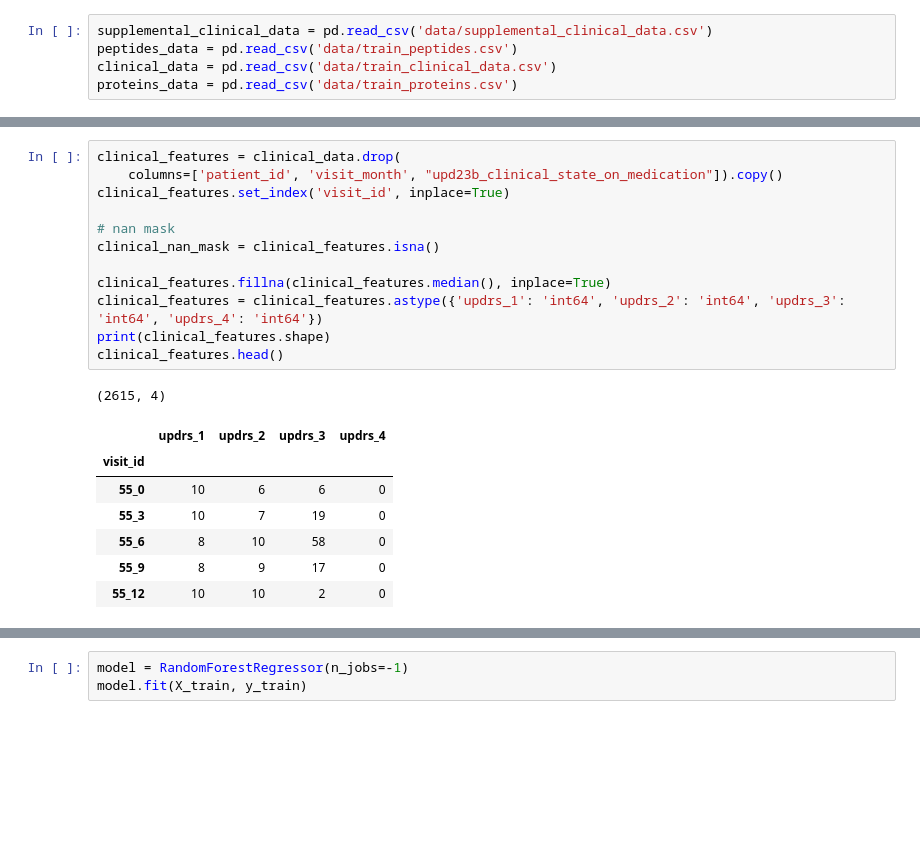
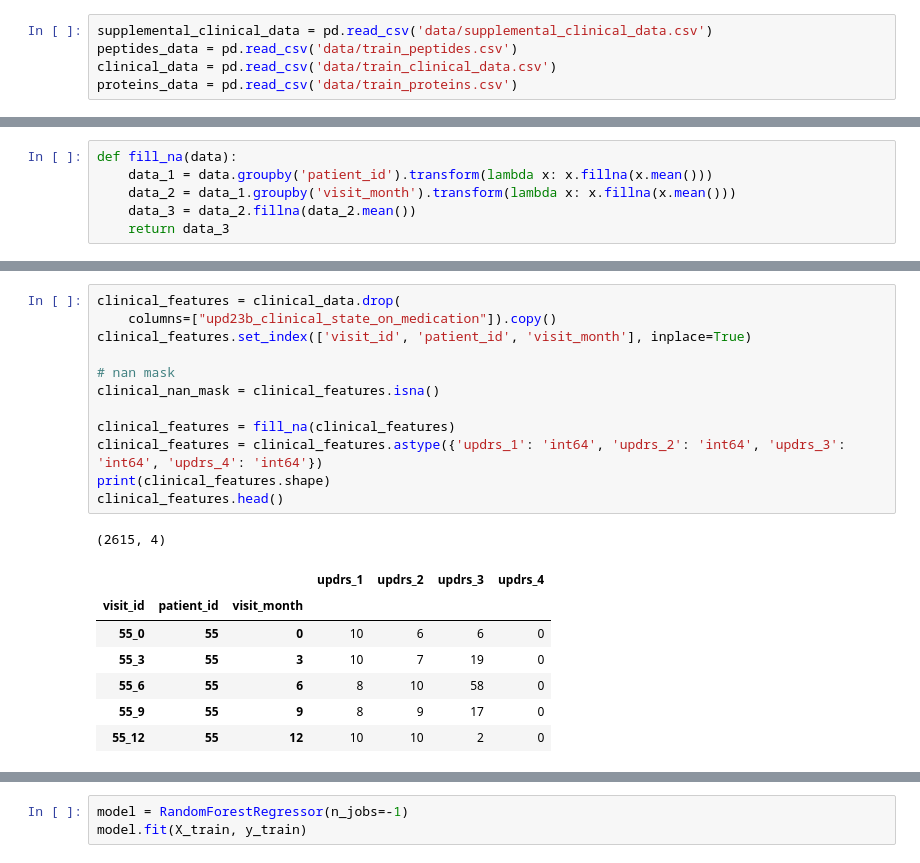
Before and after one commit to prithvidasgupta/si-618-parkinson-prediction, a Jupyter notebook: main.ipynb, the cells around one changed output, grey strips where cells are left out. Drawn from its saved outputs; the diff is of its cells as text; blank space fills up the shorter version.

```diff
--- a/main.ipynb
+++ b/main.ipynb
@@ -64,0 +46,6 @@ peptide_features.head()
+# %%
+def fill_na(data):
+    data_1 = data.groupby('patient_id').transform(lambda x: x.fillna(x.mean()))
+    data_2 = data_1.groupby('visit_month').transform(lambda x: x.fillna(x.mean()))
+    data_3 = data_2.fillna(data_2.mean())
+    return data_3
@@ -65,24 +110,24 @@ peptide_features.head()
 # %%
 clinical_features = clinical_data.drop(
-    columns=['patient_id', 'visit_month', "upd23b_clinical_state_on_medication"]).copy()
-clinical_features.set_index('visit_id', inplace=True)
+    columns=["upd23b_clinical_state_on_medication"]).copy()
+clinical_features.set_index(['visit_id', 'patient_id', 'visit_month'], inplace=True)
 
 # nan mask
 clinical_nan_mask = clinical_features.isna()
 
-clinical_features.fillna(clinical_features.median(), inplace=True)
+clinical_features = fill_na(clinical_features)
 clinical_features = clinical_features.astype({'updrs_1': 'int64', 'updrs_2': 'int64', 'updrs_3': 'int64', 'updrs_4': 'int64'})
 print(clinical_features.shape)
 clinical_features.head()
 # %% [output]
 (2615, 4)
-|  | updrs_1 | updrs_2 | updrs_3 | updrs_4 |
-| visit_id |  |  |  |  |
-| 55_0 | 10 | 6 | 6 | 0 |
-| 55_3 | 10 | 7 | 19 | 0 |
-| 55_6 | 8 | 10 | 58 | 0 |
-| 55_9 | 8 | 9 | 17 | 0 |
-| 55_12 | 10 | 10 | 2 | 0 |
+|  |  |  | updrs_1 | updrs_2 | updrs_3 | updrs_4 |
+| visit_id | patient_id | visit_month |  |  |  |  |
+| 55_0 | 55 | 0 | 10 | 6 | 6 | 0 |
+| 55_3 | 55 | 3 | 10 | 7 | 19 | 0 |
+| 55_6 | 55 | 6 | 8 | 10 | 58 | 0 |
+| 55_9 | 55 | 9 | 8 | 9 | 17 | 0 |
+| 55_12 | 55 | 12 | 10 | 10 | 2 | 0 |
 # %%
 common_indices = np.intersect1d(peptide_features.index.values,
      clinical_features.index.values)
```
Also changed, not shown: parts of 34 cells of this notebook.
